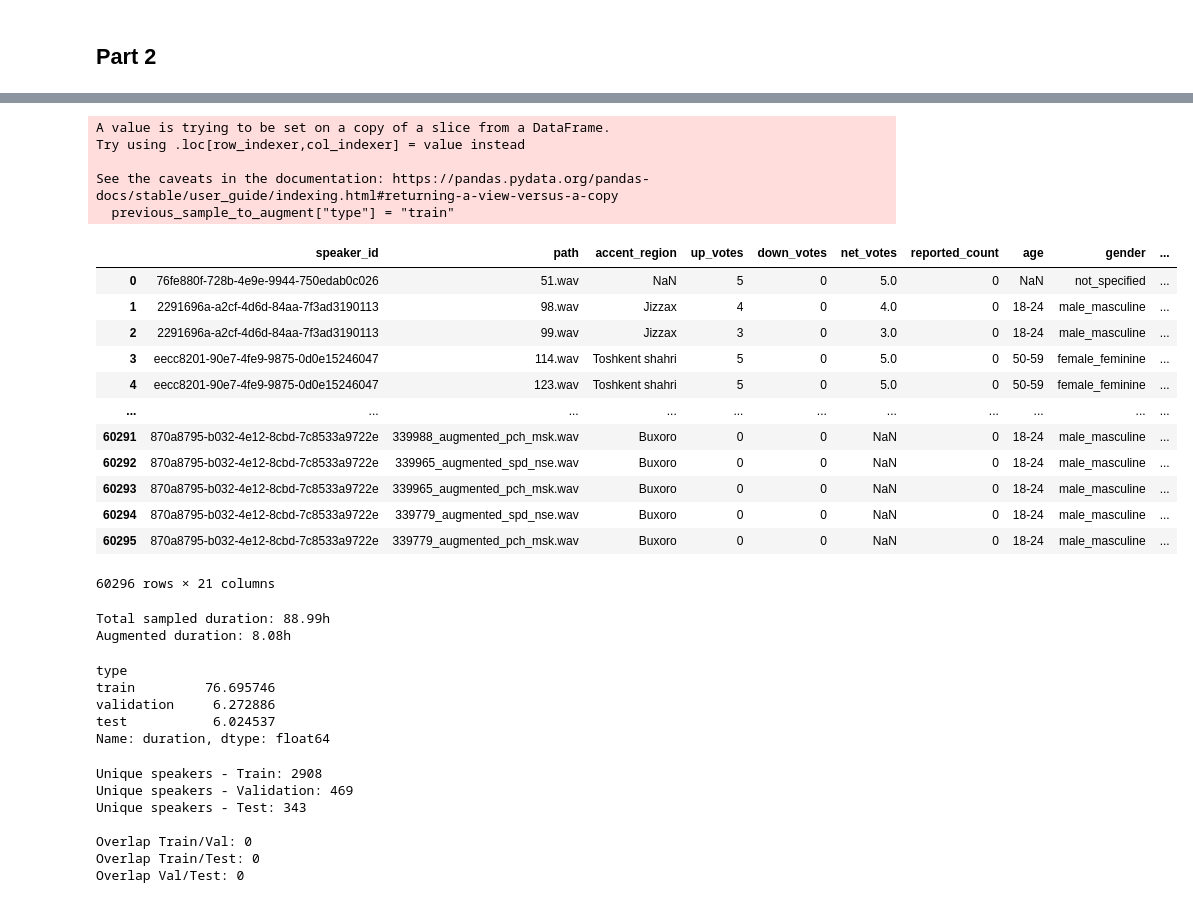
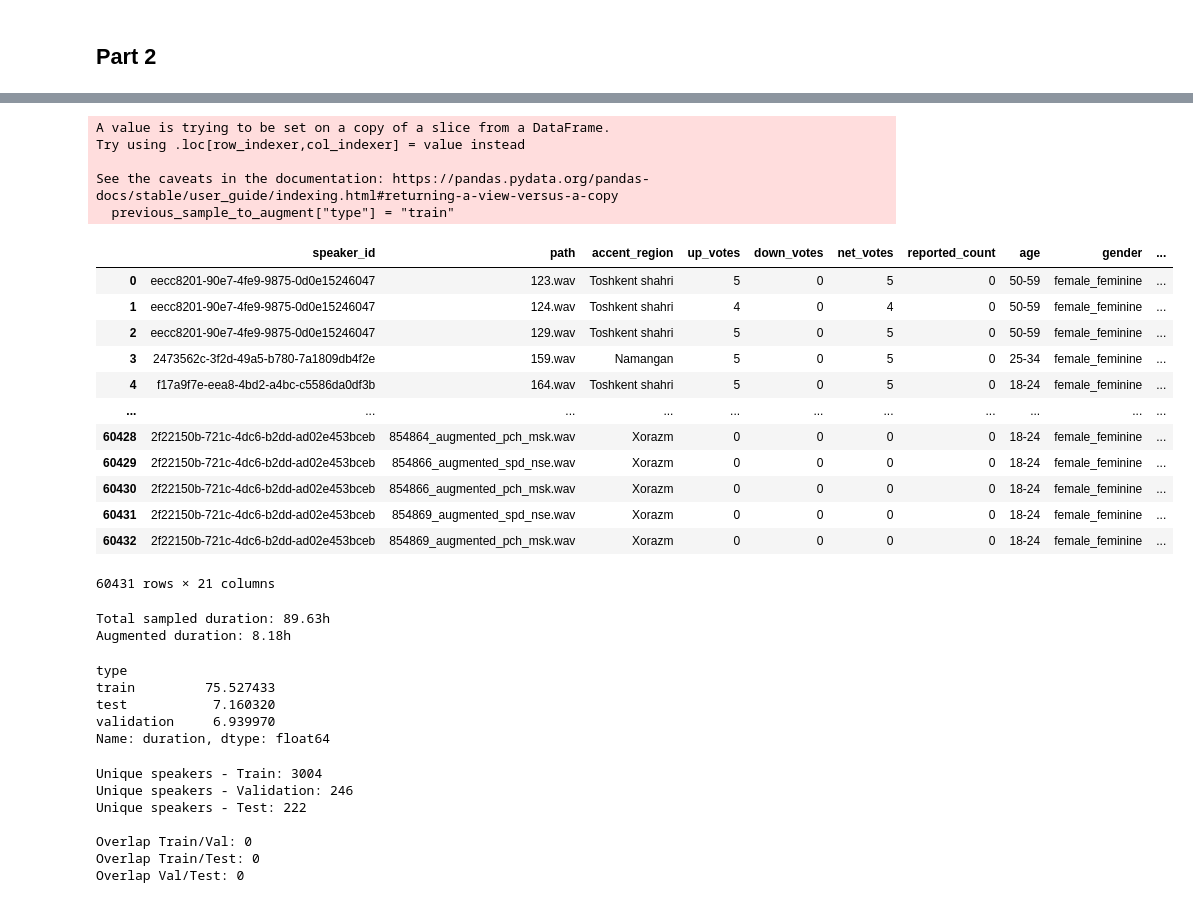
Before and after one commit to HaidarChaito/uzbek-automatic-speech-recognition, a Jupyter notebook: notebooks/6_uzbekvoice_dataset_preparation.ipynb, the cells around one changed output, grey strips where cells are left out. Saved outputs shown, nothing was run; the diff lists cells and outputs as text; code cells hidden in the pictures.

```diff
--- a/notebooks/6_uzbekvoice_dataset_preparation.ipynb
+++ b/notebooks/6_uzbekvoice_dataset_preparation.ipynb
@@ -1829,9 +1765,13 @@ Name: speaker_id, dtype: float64
 # %%
 sampled1_df = pd.read_csv(SAMPLED_DATA_PATH, index_col="id")
 
-top_100_speakers = sampled1_df["speaker_id"].value_counts(ascending=False).head(100)
-last_10_top_speakers = set(top_100_speakers.tail(10).index)
-mask = sampled1_df["speaker_id"].isin(last_10_top_speakers)
+val_test_mask = sampled1_df["type"].isin(["test", "validation"])
+val_test_speakers = set(sampled1_df[val_test_mask]["speaker_id"].unique())
+not_val_test_speaker_mask = ~sampled1_df["speaker_id"].isin(val_test_speakers)
+
+top_100_speakers = sampled1_df[not_val_test_speaker_mask]["speaker_id"].value_counts(ascending=False).head(100)
+last_12_top_speakers = set(top_100_speakers.tail(12).index)
+mask = sampled1_df["speaker_id"].isin(last_12_top_speakers)
 
 total_duration = sampled1_df[mask]["duration"].sum() / 3600
 print(f"Total duration among chosen top speakers: {total_duration:.2f} hours")
@@ -1856,7 +1798,7 @@ Name: duration, dtype: float64
 # %%
 from scripts.audio_augmentation import augment_dataset, AugmentationType
 
-mask = sampled1_df["speaker_id"].isin(last_10_top_speakers)
+mask = sampled1_df["speaker_id"].isin(last_12_top_speakers)
 previous_sample_to_augment = sampled1_df[mask]
 previous_sample_to_augment["type"] = "train"
 
@@ -1902,64 +1860,64 @@ Saved log to ../datasets/uzbekvoice_dataset/data/sampled_audio/augmentation_log.
 # %%
-augmentation_df = pd.read_csv(os.path.join(DATASET_DIR, "augmentation_log.csv"))
+augmentation_log_df = pd.read_csv(os.path.join(DATASET_DIR, "augmentation_log.csv"))
 sampled2_df = pd.read_csv(SAMPLED_DATA2_PATH, index_col="id")
 
 previous_sample_to_augment["type"] = "train"
 # Fix path and duration
 augmented_df = previous_sample_to_augment.merge(
-    augmentation_df[["original_path", "augmented_path", "augmented_duration"]],
+    augmentation_log_df[["original_path", "augmented_path", "augmented_duration"]],
     left_on="path",
     right_on="original_path",
     how="left"
 )
 
 augmented_df.drop(columns=["duration", "original_path", "path"], inplace=True)
 augmented_df.rename(columns={"augmented_path": "path", "augmented_duration": "duration"}, inplace=True)
 
 cols = list(augmented_df.columns)
 cols.remove("path")
 cols.insert(0, "path")
 cols.remove("duration")
 cols.insert(2, "duration")
 augmented_df = augmented_df[cols]
 
 augmented_df = augmented_df[augmented_df["duration"] < 30]
 
 sampled2_df = pd.concat([sampled2_df, augmented_df], ignore_index=True)
 sampled2_df = sampled2_df.drop_duplicates(subset=["path", "text_original"], keep='first')
 
-sampled2_df.to_csv(os.path.join(DATASET_DIR, "sampled2.csv"), index_label="id")
+sampled2_df.to_csv(SAMPLED_DATA2_PATH, index_label="id")
 sampled2_df
 # %% [output]
 A value is trying to be set on a copy of a slice from a DataFrame.
 Try using .loc[row_indexer,col_indexer] = value instead
 
 See the caveats in the documentation: https://pandas.pydata.org/pandas-docs/stable/user_guide/indexing.html#returning-a-view-versus-a-copy
   previous_sample_to_augment["type"] = "train"
 |  | speaker_id | path | accent_region | up_votes | down_votes | net_votes | reported_count | age | gender | ... |
-| 0 | 76fe880f-728b-4e9e-9944-750edab0c026 | 51.wav | NaN | 5 | 0 | 5.0 | 0 | NaN | not_specified | ... |
-| 1 | 2291696a-a2cf-4d6d-84aa-7f3ad3190113 | 98.wav | Jizzax | 4 | 0 | 4.0 | 0 | 18-24 | male_masculine | ... |
-| 2 | 2291696a-a2cf-4d6d-84aa-7f3ad3190113 | 99.wav | Jizzax | 3 | 0 | 3.0 | 0 | 18-24 | male_masculine | ... |
-| 3 | eecc8201-90e7-4fe9-9875-0d0e15246047 | 114.wav | Toshkent shahri | 5 | 0 | 5.0 | 0 | 50-59 | female_feminine | ... |
-| 4 | eecc8201-90e7-4fe9-9875-0d0e15246047 | 123.wav | Toshkent shahri | 5 | 0 | 5.0 | 0 | 50-59 | female_feminine | ... |
+| 0 | eecc8201-90e7-4fe9-9875-0d0e15246047 | 123.wav | Toshkent shahri | 5 | 0 | 5 | 0 | 50-59 | female_feminine | ... |
+| 1 | eecc8201-90e7-4fe9-9875-0d0e15246047 | 124.wav | Toshkent shahri | 4 | 0 | 4 | 0 | 50-59 | female_feminine | ... |
+| 2 | eecc8201-90e7-4fe9-9875-0d0e15246047 | 129.wav | Toshkent shahri | 5 | 0 | 5 | 0 | 50-59 | female_feminine | ... |
+| 3 | 2473562c-3f2d-49a5-b780-7a1809db4f2e | 159.wav | Namangan | 5 | 0 | 5 | 0 | 25-34 | female_feminine | ... |
+| 4 | f17a9f7e-eea8-4bd2-a4bc-c5586da0df3b | 164.wav | Toshkent shahri | 5 | 0 | 5 | 0 | 18-24 | female_feminine | ... |
 | ... | ... | ... | ... | ... | ... | ... | ... | ... | ... | ... |
-| 60291 | 870a8795-b032-4e12-8cbd-7c8533a9722e | 339988_augmented_pch_msk.wav | Buxoro | 0 | 0 | NaN | 0 | 18-24 | male_masculine | ... |
-| 60292 | 870a8795-b032-4e12-8cbd-7c8533a9722e | 339965_augmented_spd_nse.wav | Buxoro | 0 | 0 | NaN | 0 | 18-24 | male_masculine | ... |
-| 60293 | 870a8795-b032-4e12-8cbd-7c8533a9722e | 339965_augmented_pch_msk.wav | Buxoro | 0 | 0 | NaN | 0 | 18-24 | male_masculine | ... |
-| 60294 | 870a8795-b032-4e12-8cbd-7c8533a9722e | 339779_augmented_spd_nse.wav | Buxoro | 0 | 0 | NaN | 0 | 18-24 | male_masculine | ... |
-| 60295 | 870a8795-b032-4e12-8cbd-7c8533a9722e | 339779_augmented_pch_msk.wav | Buxoro | 0 | 0 | NaN | 0 | 18-24 | male_masculine | ... |
+| 60428 | 2f22150b-721c-4dc6-b2dd-ad02e453bceb | 854864_augmented_pch_msk.wav | Xorazm | 0 | 0 | 0 | 0 | 18-24 | female_feminine | ... |
+| 60429 | 2f22150b-721c-4dc6-b2dd-ad02e453bceb | 854866_augmented_spd_nse.wav | Xorazm | 0 | 0 | 0 | 0 | 18-24 | female_feminine | ... |
+| 60430 | 2f22150b-721c-4dc6-b2dd-ad02e453bceb | 854866_augmented_pch_msk.wav | Xorazm | 0 | 0 | 0 | 0 | 18-24 | female_feminine | ... |
+| 60431 | 2f22150b-721c-4dc6-b2dd-ad02e453bceb | 854869_augmented_spd_nse.wav | Xorazm | 0 | 0 | 0 | 0 | 18-24 | female_feminine | ... |
+| 60432 | 2f22150b-721c-4dc6-b2dd-ad02e453bceb | 854869_augmented_pch_msk.wav | Xorazm | 0 | 0 | 0 | 0 | 18-24 | female_feminine | ... |
-60296 rows × 21 columns
+60431 rows × 21 columns
 # %%
 augmented_mask = sampled2_df["path"].str.contains("augmented", regex=False)
 print(f"Total sampled duration: {sampled2_df["duration"].sum() / 3600:.2f}h")
 print(f"Augmented duration: {sampled2_df[augmented_mask]["duration"].sum() / 3600:.2f}h")
 (sampled2_df.groupby("type")["duration"].sum() / 3600).sort_values(ascending=False)
 # %% [output]
-Total sampled duration: 88.99h
-Augmented duration: 8.08h
+Total sampled duration: 89.63h
+Augmented duration: 8.18h
 type
-train         76.695746
-validation     6.272886
-test           6.024537
+train         75.527433
+test           7.160320
+validation     6.939970
 Name: duration, dtype: float64
 # %%
 train_speakers = set(sampled2_df.query("type == 'train'")["speaker_id"].unique())
@@ -1975,9 +1933,9 @@ print(f"\nOverlap Train/Val: {len(train_speakers.intersection(val_speakers))}")
 print(f"Overlap Train/Test: {len(train_speakers.intersection(test_speakers))}")
 print(f"Overlap Val/Test: {len(val_speakers.intersection(test_speakers))}")
 # %% [output]
-Unique speakers - Train: 2908
-Unique speakers - Validation: 469
-Unique speakers - Test: 343
+Unique speakers - Train: 3004
+Unique speakers - Validation: 246
+Unique speakers - Test: 222
 
 Overlap Train/Val: 0
 Overlap Train/Test: 0
```
Also changed, not shown: parts of 24 cells of this notebook, 5 other files.
